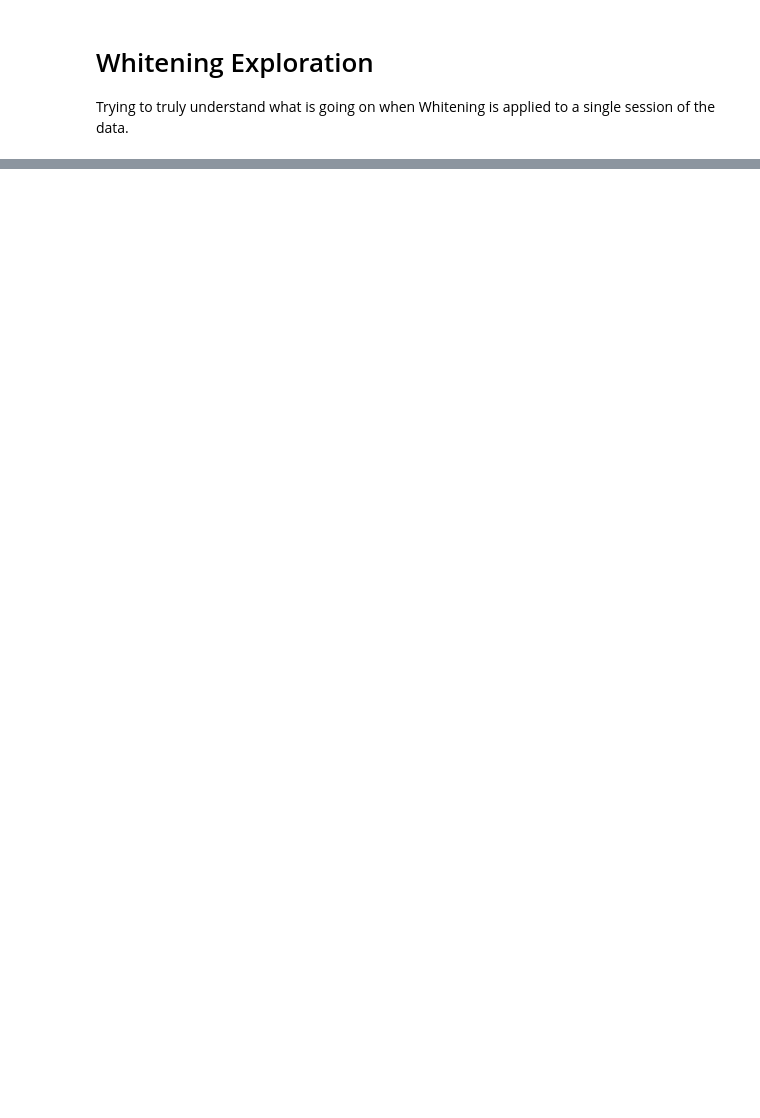
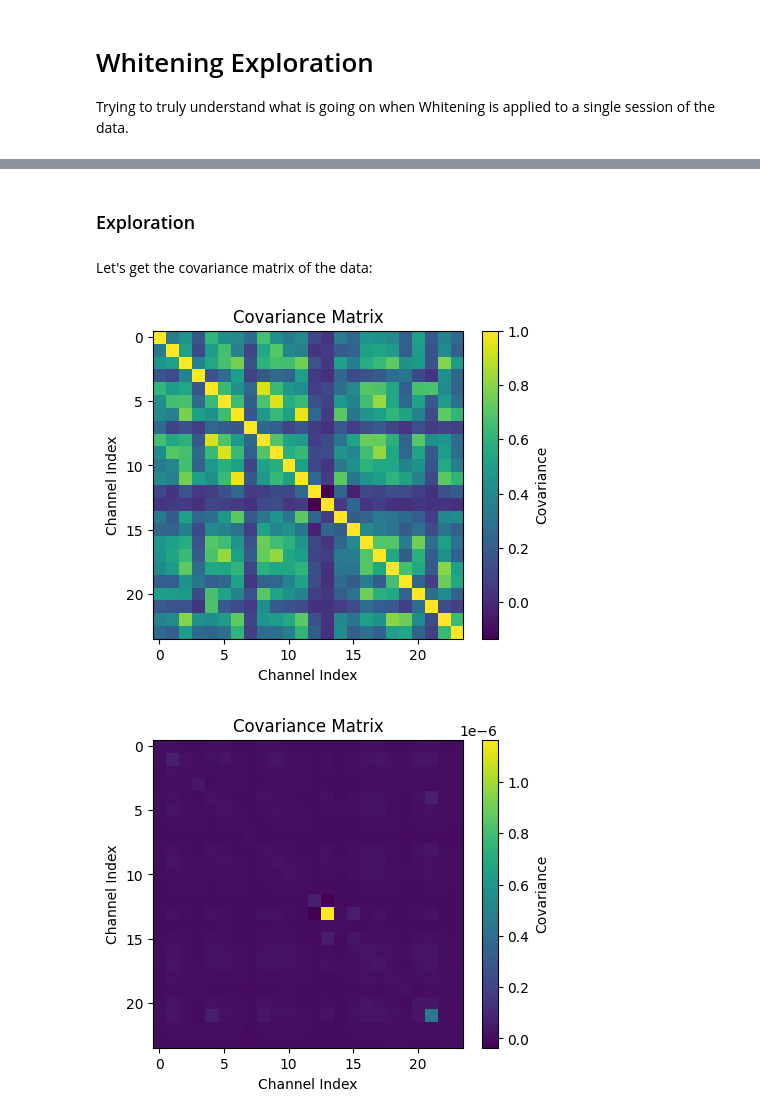
Before and after one commit to Neurosoft-Bioelectronics/auditorydecoding, a Jupyter notebook: notebooks/whitening_exploration.ipynb, the cells around one changed output, grey strips where cells are left out. Cells and saved outputs as stored; diff of their text form; code cells hidden in the pictures; blank space fills up the shorter version.

```diff
--- a/notebooks/whitening_exploration.ipynb
+++ b/notebooks/whitening_exploration.ipynb
@@ -34,0 +115,16 @@ for interval in test_intervals:
+# %% [markdown]
+### Exploration
+# %% [markdown]
+Let's get the covariance matrix of the data:
+# %%
+X = np.concatenate(data_train, axis=0)
+X_norm = X / np.std(X, axis=0)
+cov_normalized = np.cov(X_norm, rowvar=False)
+
+plot_covariance(cov_normalized)
+
+cov = np.cov(X, rowvar=False)
+plot_covariance(cov)
+# %% [output]
+[figure, added]
+[figure, added]
```
Also changed, not shown: parts of 21 cells of this notebook, 6 other files.
